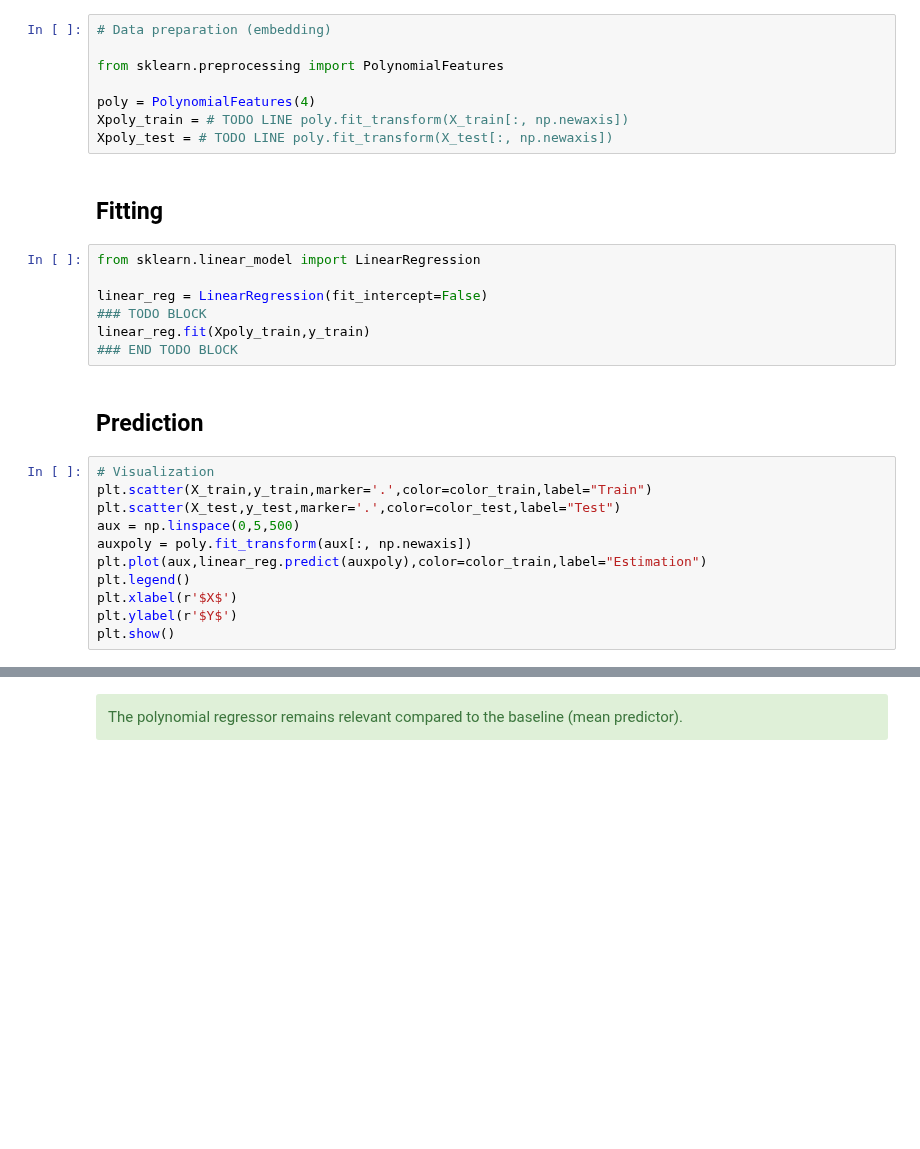
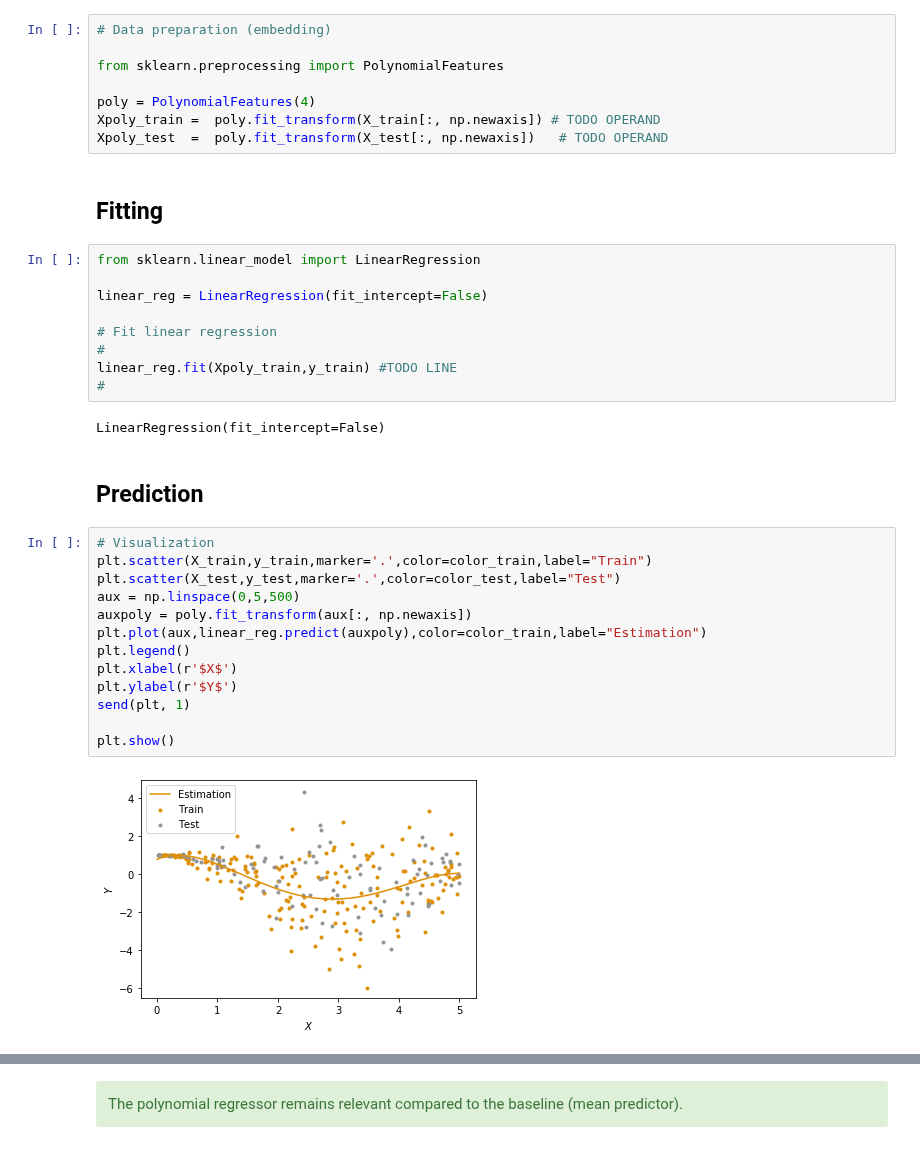
Before and after one commit to claireBoyer/tutorial-conformal-prediction, a Jupyter notebook: labs/correction/TP_cp.ipynb, the cells around one changed output, grey strips where cells are left out. Saved outputs shown, nothing was run; the diff lists cells and outputs as text; blank space fills up the shorter version.

```diff
--- a/labs/correction/TP_cp.ipynb
+++ b/labs/correction/TP_cp.ipynb
@@ -97,8 +119,8 @@ X_train, X_test, y_train, y_test = train_test_split(X, y,
 from sklearn.preprocessing import PolynomialFeatures
 
 poly = PolynomialFeatures(4)
-Xpoly_train = # TODO LINE poly.fit_transform(X_train[:, np.newaxis])
-Xpoly_test = # TODO LINE poly.fit_transform(X_test[:, np.newaxis])
+Xpoly_train =  poly.fit_transform(X_train[:, np.newaxis]) # TODO OPERAND
+Xpoly_test  =  poly.fit_transform(X_test[:, np.newaxis])   # TODO OPERAND
 # %% [markdown]
 <div id="fitting1"> </div>
 
@@ -107,9 +129,13 @@ Xpoly_test = # TODO LINE poly.fit_transform(X_test[:, np.newaxis])
 from sklearn.linear_model import LinearRegression
 
 linear_reg = LinearRegression(fit_intercept=False)
-### TODO BLOCK
-linear_reg.fit(Xpoly_train,y_train)
-### END TODO BLOCK
+
+# Fit linear regression
+#
+linear_reg.fit(Xpoly_train,y_train) #TODO LINE
+#
+# %% [output]
+LinearRegression(fit_intercept=False)
 # %% [markdown]
 <div id="prediction1"></div>
 
@@ -117,14 +143,18 @@ linear_reg.fit(Xpoly_train,y_train)
 # %%
 # Visualization
 plt.scatter(X_train,y_train,marker='.',color=color_train,label="Train")
 plt.scatter(X_test,y_test,marker='.',color=color_test,label="Test")
 aux = np.linspace(0,5,500)
 auxpoly = poly.fit_transform(aux[:, np.newaxis])
 plt.plot(aux,linear_reg.predict(auxpoly),color=color_train,label="Estimation")
 plt.legend()
 plt.xlabel(r'$X$')
 plt.ylabel(r'$Y$')
+send(plt, 1)
+
 plt.show()
+# %% [output]
+[figure, added]
 # %%
 # Some metrics of performance
 y_pred = linear_reg.predict(Xpoly_test)
```
Also changed, not shown: parts of 18 cells of this notebook.
